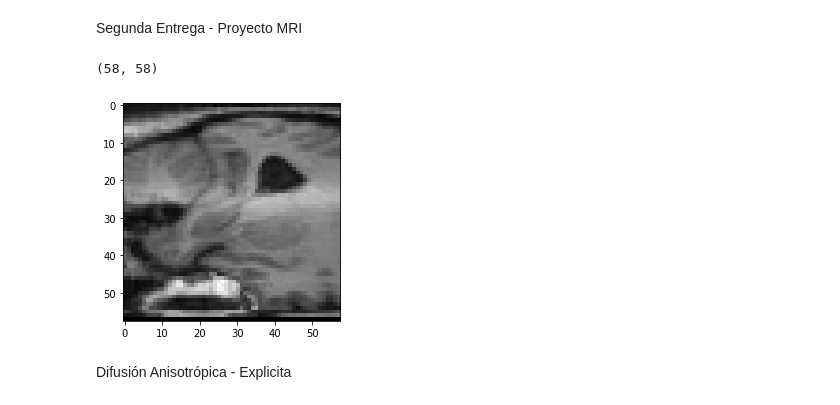
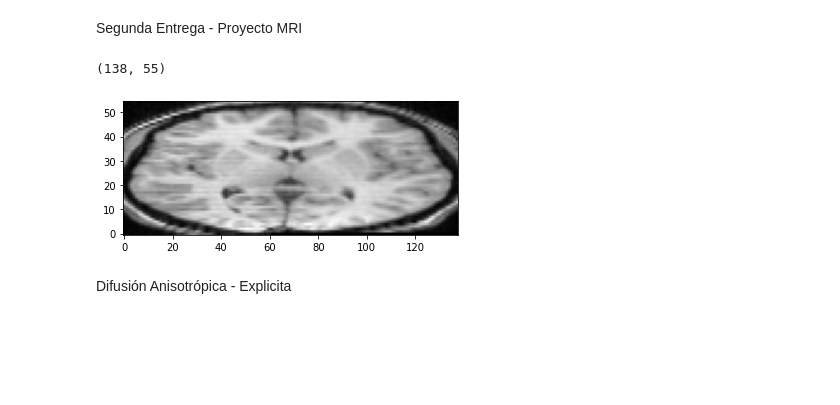
Before and after one commit to fabiansvc/project-mri, a Jupyter notebook: main.ipynb, the cells around one changed output. Saved outputs shown, nothing was run; the diff lists cells and outputs as text; code cells hidden in the pictures; blank space fills up the shorter version.

```diff
--- a/main.ipynb
+++ b/main.ipynb
@@ -83,25 +83,34 @@ Segunda Entrega - Proyecto MRI
 # %%
 path = data_dir_save + 'filename' + data_ext[2]
 
 #Se cargan las imagenes en formato NIFTI
 img_4_8 = nb.load(path.replace('filename', filenames[0]))
 img_8_4 = nb.load(path.replace('filename', filenames[1]))
 img_100_23 = nb.load(path.replace('filename', filenames[2]))
 img_205_3 = nb.load(path.replace('filename', filenames[3]))
 
-#se extrae un corte de la imagen 4_8
+#se extrae un corte de la imagen sagital
 img1 = img_4_8.get_fdata()
 img1 = img1[150,:,:][:,:,0]
-#img1 = img1[0:58,92:210]
-#img1 = img1[30:40,200:210]
-img1 = img1[0:58,100:158]
-print(img1.shape)
+img1 = img1[0:58,92:210]
 
-plt.imshow(img1, cmap='gray')
+#se extrae un corte de la imagen coronal
+img2 = img_8_4.get_fdata()
+img2 = img2[:,20,:][:,:,0]
+img2 = img2[72:193,76:191]
+
+#se extrae un corte de la imagen axial
+img3 = img_100_23.get_fdata()
+img3 = img3[:, : ,157][:,:,0]
+img3 = img3[58:196, 0:55]
+
+print(img3.shape)
+
+plt.imshow(img3.T, origin='lower', cmap='gray')
 plt.show()
 # %% [output]
-(58, 58)
+(138, 55)
-[figure, old version]
+[figure, new version]
 # %% [markdown]
 Difusión Anisotrópica - Explicita
 # %%
```
Also changed, not shown: parts of 25 cells of this notebook.
